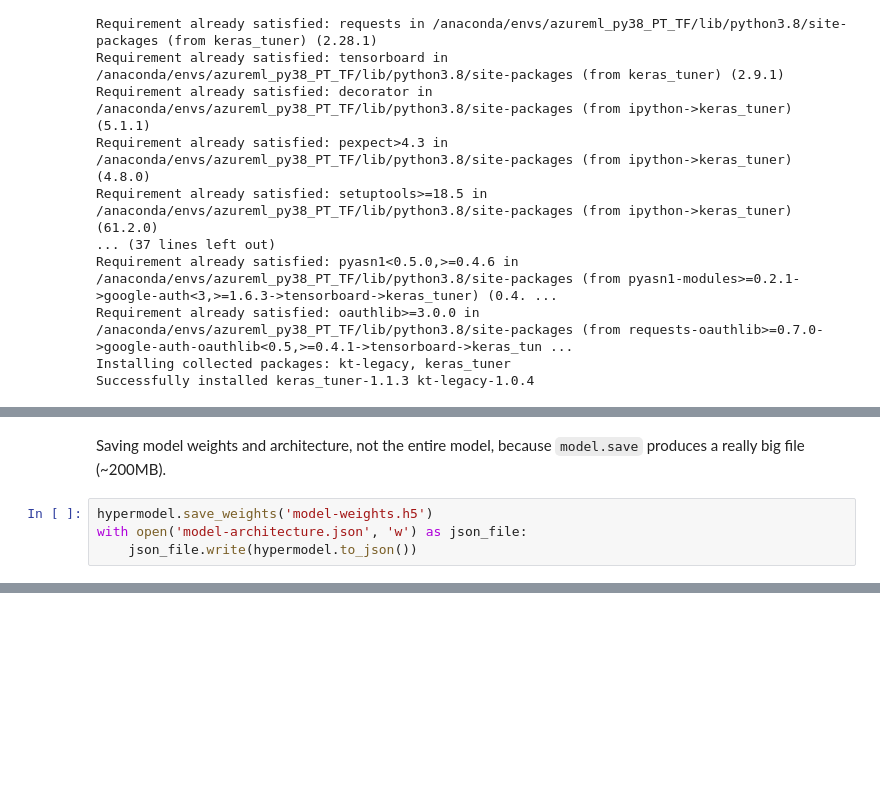
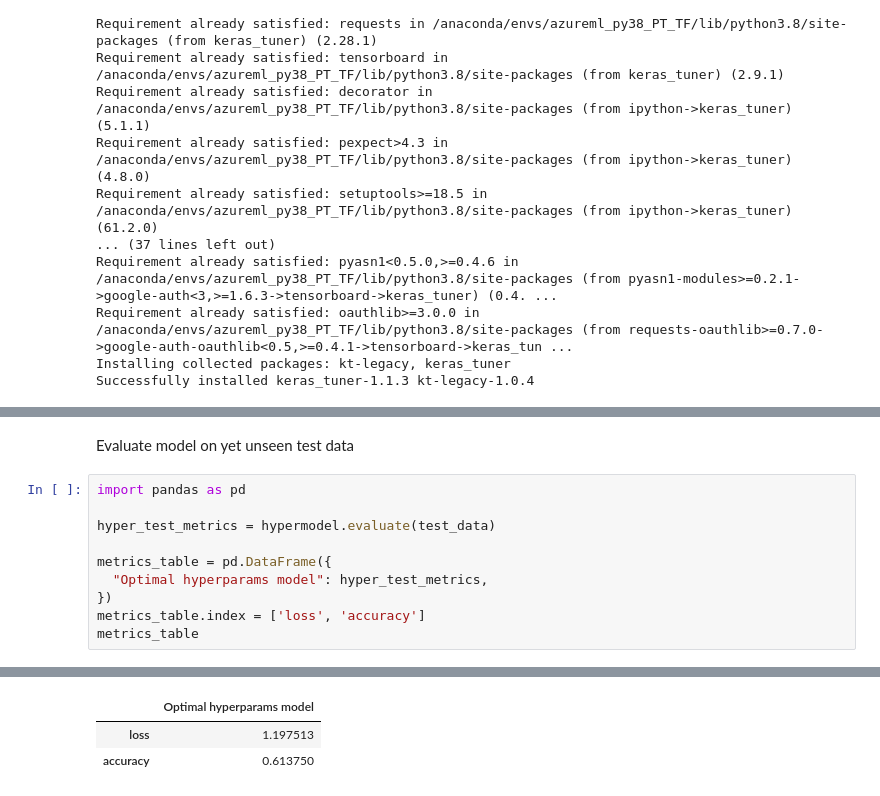
Before and after one commit to irmlin/weather-classification, a Jupyter notebook: hyperparameter_search.ipynb, the cells around one changed output, grey strips where cells are left out. Drawn from its saved outputs; the diff is of its cells as text; blank space fills up the shorter version.

````diff
--- a/hyperparameter_search.ipynb
+++ b/hyperparameter_search.ipynb
@@ -165,6 +185,13 @@ Epoch 15/15
-# %% [markdown]
-Saving model weights and architecture, not the entire model, because ```model.save``` produces a really big file (~200MB).
-# %%
-hypermodel.save_weights('model-weights.h5')
-with open('model-architecture.json', 'w') as json_file:
-    json_file.write(hypermodel.to_json())
+# %% [markdown]
+Evaluate model on yet unseen test data
+# %%
+import pandas as pd
+
+hyper_test_metrics = hypermodel.evaluate(test_data)
+
+metrics_table = pd.DataFrame({
+  "Optimal hyperparams model": hyper_test_metrics,
+})
+metrics_table.index = ['loss', 'accuracy']
+metrics_table
+# %% [output]
@@ -170,0 +199,3 @@ with open('model-architecture.json', 'w') as json_file:
+|  | Optimal hyperparams model |
+| loss | 1.197513 |
+| accuracy | 0.613750 |
````
Also changed, not shown: parts of 14 cells of this notebook, 4 other files.
